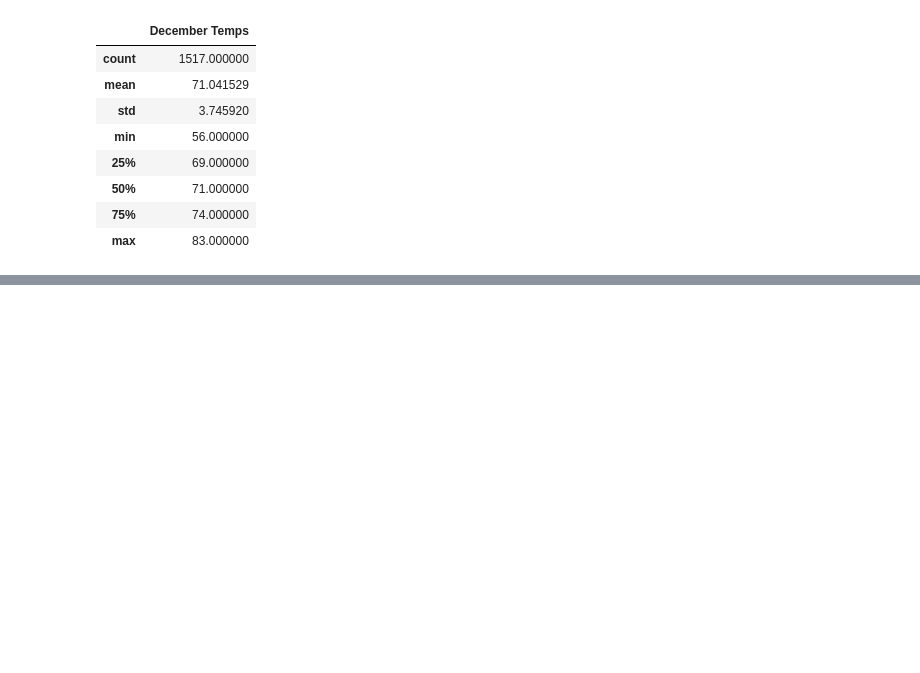
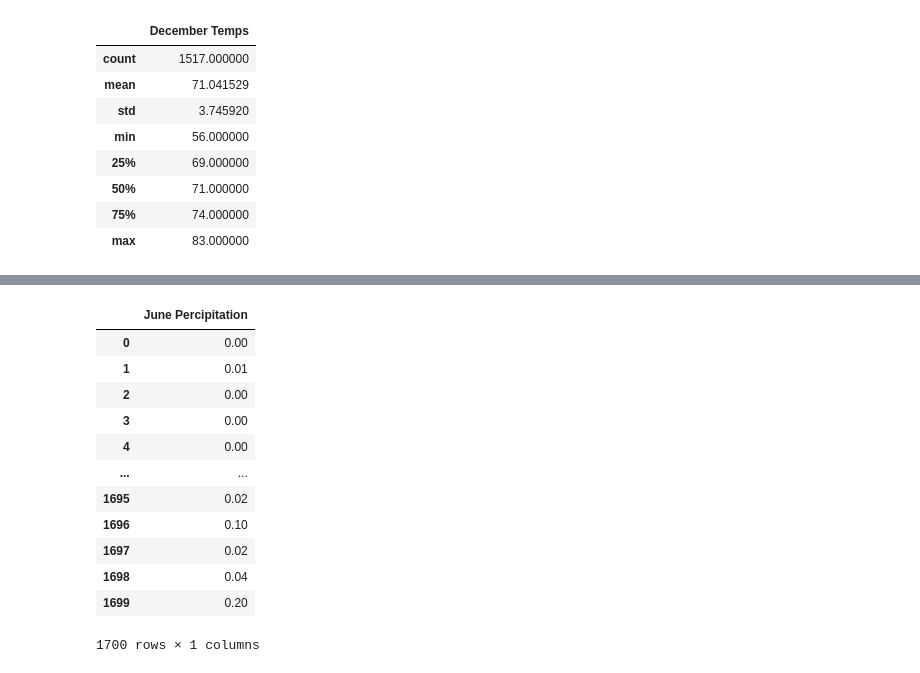
Before and after one commit to justinkirk8/surfs_up, a Jupyter notebook: SurfsUp_Challenge.ipynb, the cells around one changed output, grey strips where cells are left out. Drawn from its saved outputs; the diff is of its cells as text; code cells hidden in the pictures; blank space fills up the shorter version.

```diff
--- a/SurfsUp_Challenge.ipynb
+++ b/SurfsUp_Challenge.ipynb
@@ -187,0 +201,6 @@ Dec_temps_df.describe()
+# %%
+# 7. Convert the December temperatures to a list.
+June_pers = []
+June_pers = session.query(Measurement.prcp).\
+    filter(extract('month', Measurement.date)==6).all()
+June_pers
@@ -187,0 +225,17 @@ Dec_temps_df.describe()
+# %%
+June_pers_df = pd.DataFrame(June_pers, columns=['June Percipitation'])
+June_pers_df
+# %% [output]
+|  | June Percipitation |
+| 0 | 0.00 |
+| 1 | 0.01 |
+| 2 | 0.00 |
+| 3 | 0.00 |
+| 4 | 0.00 |
+| ... | ... |
+| 1695 | 0.02 |
+| 1696 | 0.10 |
+| 1697 | 0.02 |
+| 1698 | 0.04 |
+| 1699 | 0.20 |
+1700 rows × 1 columns
```
Also changed, not shown: parts of 9 cells of this notebook, 4 other files.
